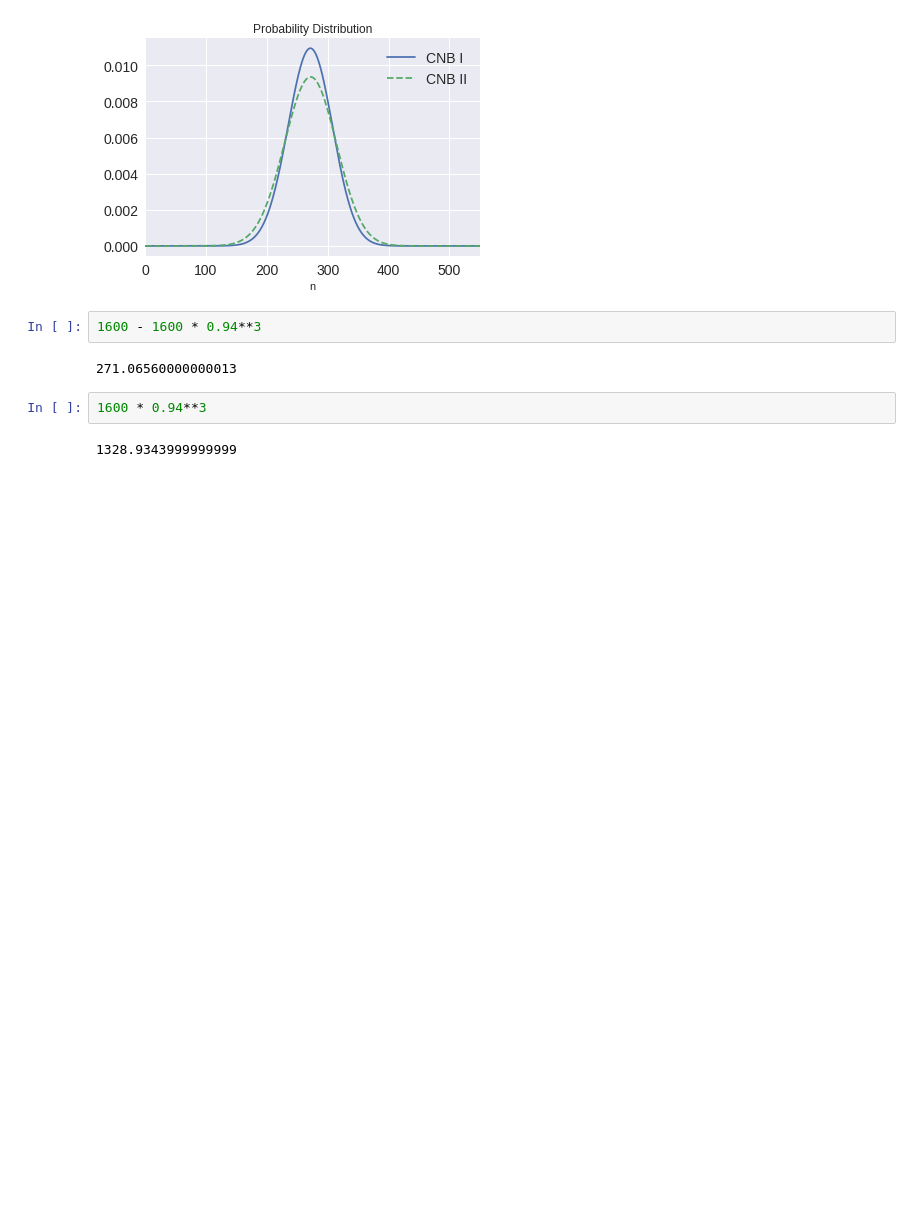
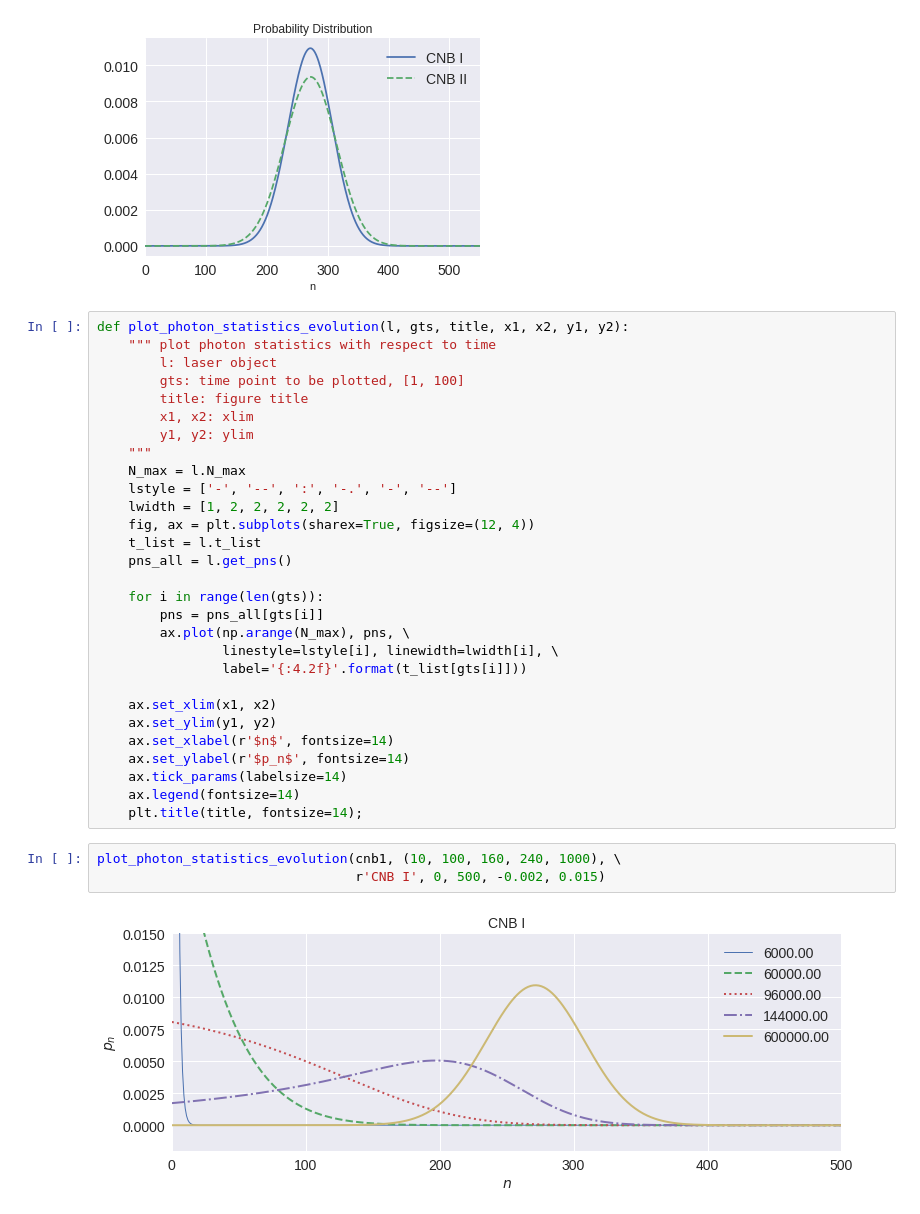
Before and after one commit to lffan/laser_entropy, a Jupyter notebook: ode_cnb/CNB_N1600_master_eq.ipynb, the cells around one changed output. Saved outputs shown, nothing was run; the diff lists cells and outputs as text; blank space fills up the shorter version.

```diff
--- a/ode_cnb/CNB_N1600_master_eq.ipynb
+++ b/ode_cnb/CNB_N1600_master_eq.ipynb
@@ -97,11 +113,37 @@ plt.title("Probability Distribution")
 # %% [output]
 <matplotlib.text.Text at 0x...>
 [figure]
-# %%
-1600 - 1600 * 0.94**3
-# %% [output]
-271.06560000000013
-# %%
-1600 * 0.94**3
-# %% [output]
-1328.9343999999999
+# %%
+def plot_photon_statistics_evolution(l, gts, title, x1, x2, y1, y2):
+    """ plot photon statistics with respect to time
+        l: laser object
+        gts: time point to be plotted, [1, 100]
+        title: figure title
+        x1, x2: xlim
+        y1, y2: ylim
+    """
+    N_max = l.N_max
+    lstyle = ['-', '--', ':', '-.', '-', '--']
+    lwidth = [1, 2, 2, 2, 2, 2]
+    fig, ax = plt.subplots(sharex=True, figsize=(12, 4))
+    t_list = l.t_list
+    pns_all = l.get_pns()
+
+    for i in range(len(gts)):
+        pns = pns_all[gts[i]]
+        ax.plot(np.arange(N_max), pns, \
+                linestyle=lstyle[i], linewidth=lwidth[i], \
+                label='{:4.2f}'.format(t_list[gts[i]]))
+
+    ax.set_xlim(x1, x2)
+    ax.set_ylim(y1, y2)
+    ax.set_xlabel(r'$n$', fontsize=14)
+    ax.set_ylabel(r'$p_n$', fontsize=14)
+    ax.tick_params(labelsize=14)
+    ax.legend(fontsize=14)
+    plt.title(title, fontsize=14);
+# %%
+plot_photon_statistics_evolution(cnb1, (10, 100, 160, 240, 1000), \
+                                 r'CNB I', 0, 500, -0.002, 0.015)
+# %% [output]
+[figure, added]
```
Also changed, not shown: parts of 16 cells of this notebook, 1 other file.
